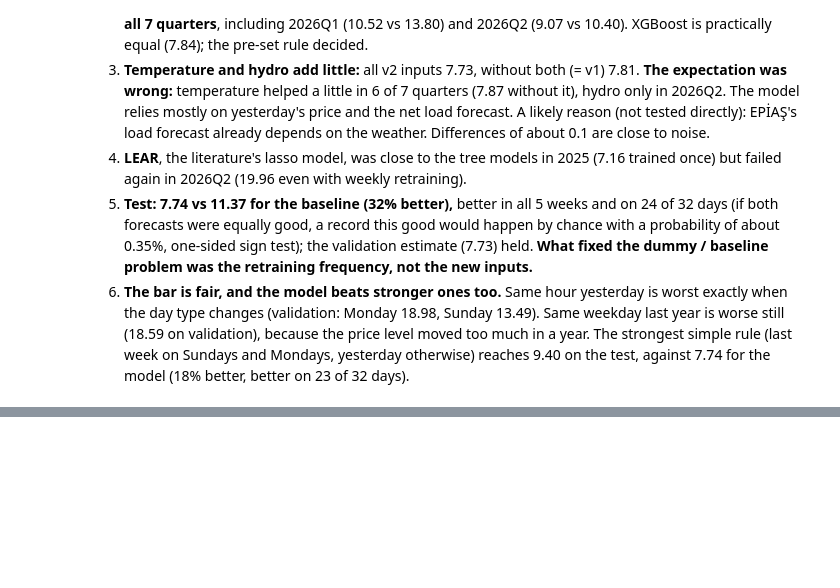
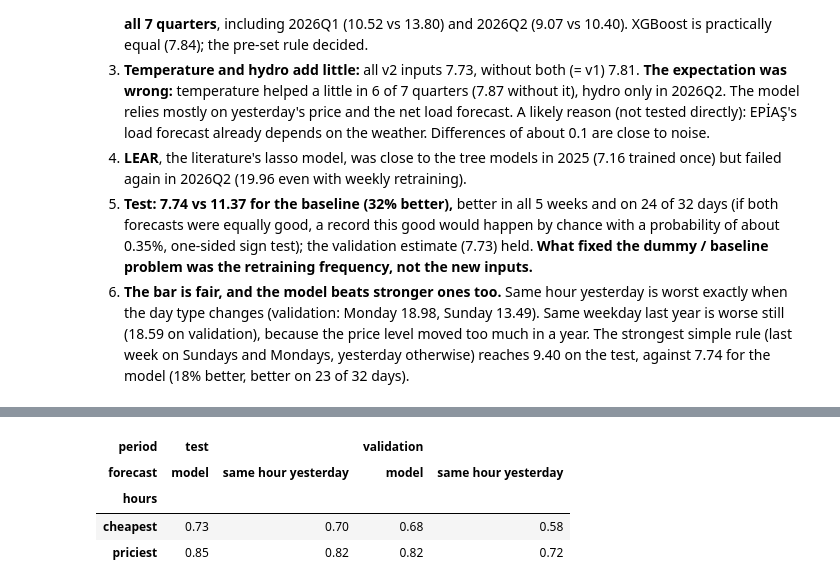
Before and after one commit to icedemirkaano/turkey-electricity-forecasting, a Jupyter notebook: notebooks/02_ptf_models.ipynb, the cells around one changed output, grey strips where cells are left out. Saved outputs shown, nothing was run; the diff lists cells and outputs as text; code cells hidden in the pictures; blank space fills up the shorter version.

```diff
--- a/notebooks/02_ptf_models.ipynb
+++ b/notebooks/02_ptf_models.ipynb
@@ -957,0 +901,9 @@ check[['perfect foresight', 'model', 'same hour yesterday', 'model - baseline']]
+# %%
+hits = pd.read_csv(ANALYSIS / 'hour_hits.csv').query('k == 4')
+hits.pivot_table(index='hours', columns=['period', 'forecast'], values='hit rate').round(3)
+# %% [output]
+| period | test |  | validation |  |
+| forecast | model | same hour yesterday | model | same hour yesterday |
+| hours |  |  |  |  |
+| cheapest | 0.73 | 0.70 | 0.68 | 0.58 |
+| priciest | 0.85 | 0.82 | 0.82 | 0.72 |
```
Also changed, not shown: parts of 13 cells of this notebook, 29 other files.
